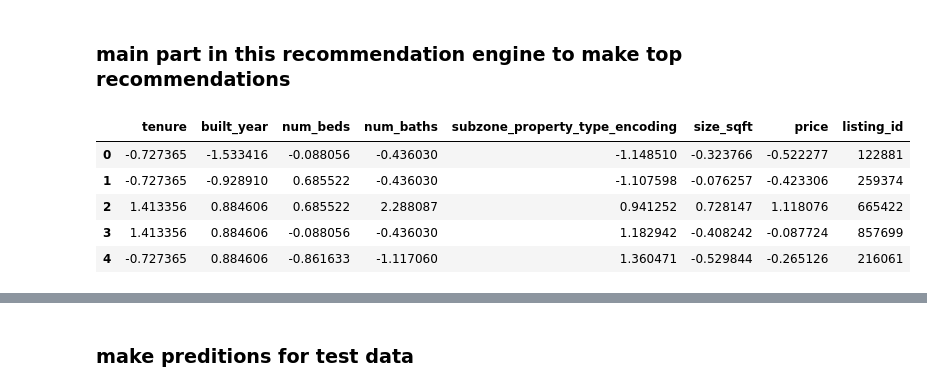
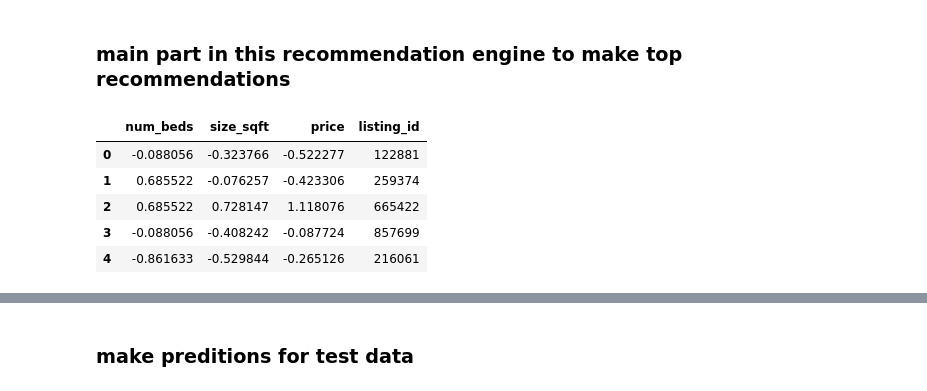
Before and after one commit to PigeonPhobia/no-bylan-regressor, a Jupyter notebook: Task2_Recommendation_Engine.ipynb, the cells around one changed output, grey strips where cells are left out. Saved outputs shown, nothing was run; the diff lists cells and outputs as text; code cells hidden in the pictures.

```diff
--- a/Task2_Recommendation_Engine.ipynb
+++ b/Task2_Recommendation_Engine.ipynb
@@ -128,22 +128,23 @@ def LGBM_model_training(X_train, y_train, query_train, X_val, y_val, query_val,
 # %%
 # load data
 df_train_file = 'processed_data/processed_recommendation_train.csv'
 
-train_cols = ['tenure', 'built_year','num_beds', 'num_baths', 'subzone_property_type_encoding', 'size_sqft', 'price']
+# train_cols = ['tenure', 'built_year','num_beds', 'num_baths', 'subzone_property_type_encoding', 'size_sqft', 'price']
+train_cols = ['num_beds', 'size_sqft', 'price']
 key_col = ['listing_id']
 
 df = load_data(df_train_file)
 
 # standardize imported data
 df_standard = standardize_data(df, train_cols, key_col)
 df_standard.head()
 # %% [output]
-|  | tenure | built_year | num_beds | num_baths | subzone_property_type_encoding | size_sqft | price | listing_id |
-| 0 | -0.727365 | -1.533416 | -0.088056 | -0.436030 | -1.148510 | -0.323766 | -0.522277 | 122881 |
-| 1 | -0.727365 | -0.928910 | 0.685522 | -0.436030 | -1.107598 | -0.076257 | -0.423306 | 259374 |
-| 2 | 1.413356 | 0.884606 | 0.685522 | 2.288087 | 0.941252 | 0.728147 | 1.118076 | 665422 |
-| 3 | 1.413356 | 0.884606 | -0.088056 | -0.436030 | 1.182942 | -0.408242 | -0.087724 | 857699 |
-| 4 | -0.727365 | 0.884606 | -0.861633 | -1.117060 | 1.360471 | -0.529844 | -0.265126 | 216061 |
+|  | num_beds | size_sqft | price | listing_id |
+| 0 | -0.088056 | -0.323766 | -0.522277 | 122881 |
+| 1 | 0.685522 | -0.076257 | -0.423306 | 259374 |
+| 2 | 0.685522 | 0.728147 | 1.118076 | 665422 |
+| 3 | -0.088056 | -0.408242 | -0.087724 | 857699 |
+| 4 | -0.861633 | -0.529844 | -0.265126 | 216061 |
 # %%
 # parameters for KD tree model training
 leaf_size = 5
```
Also changed, not shown: parts of 6 cells of this notebook, 2 other files.
